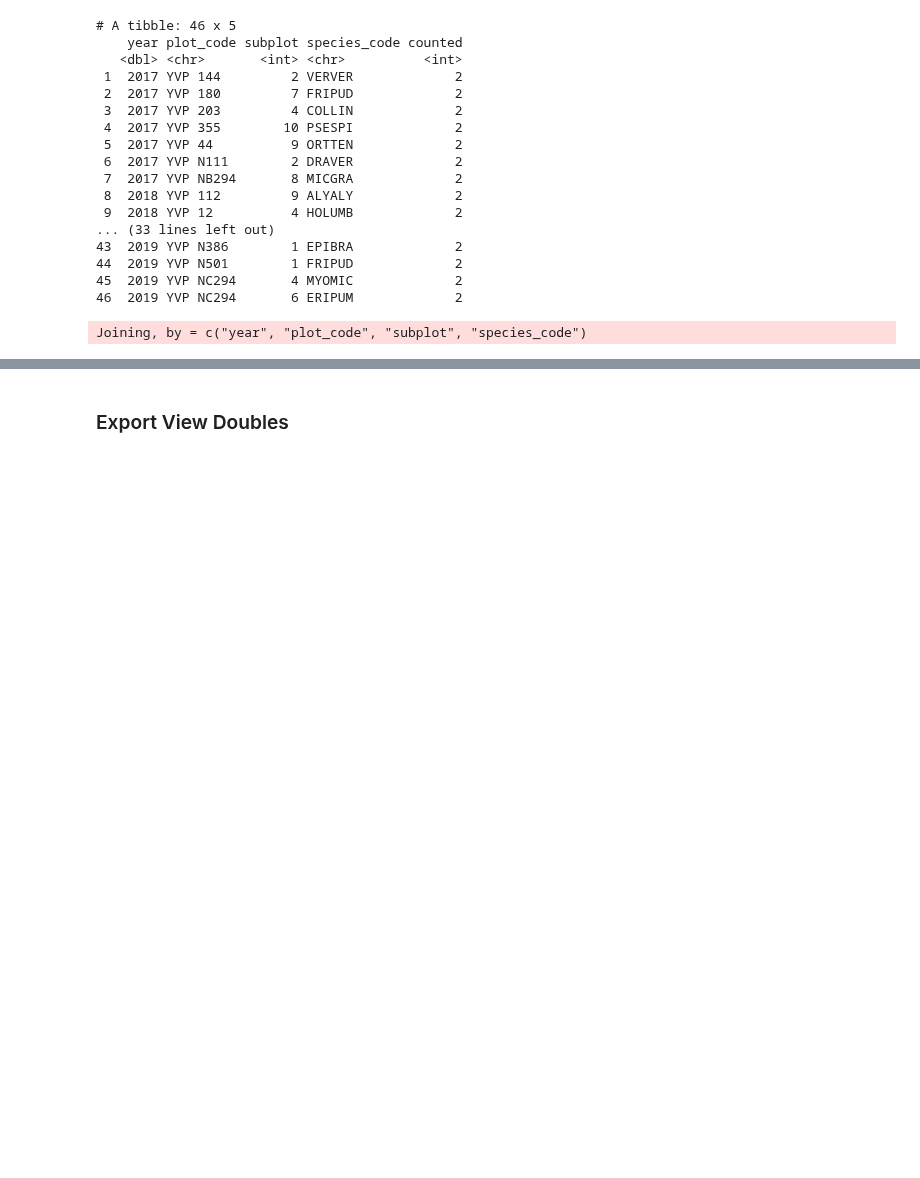
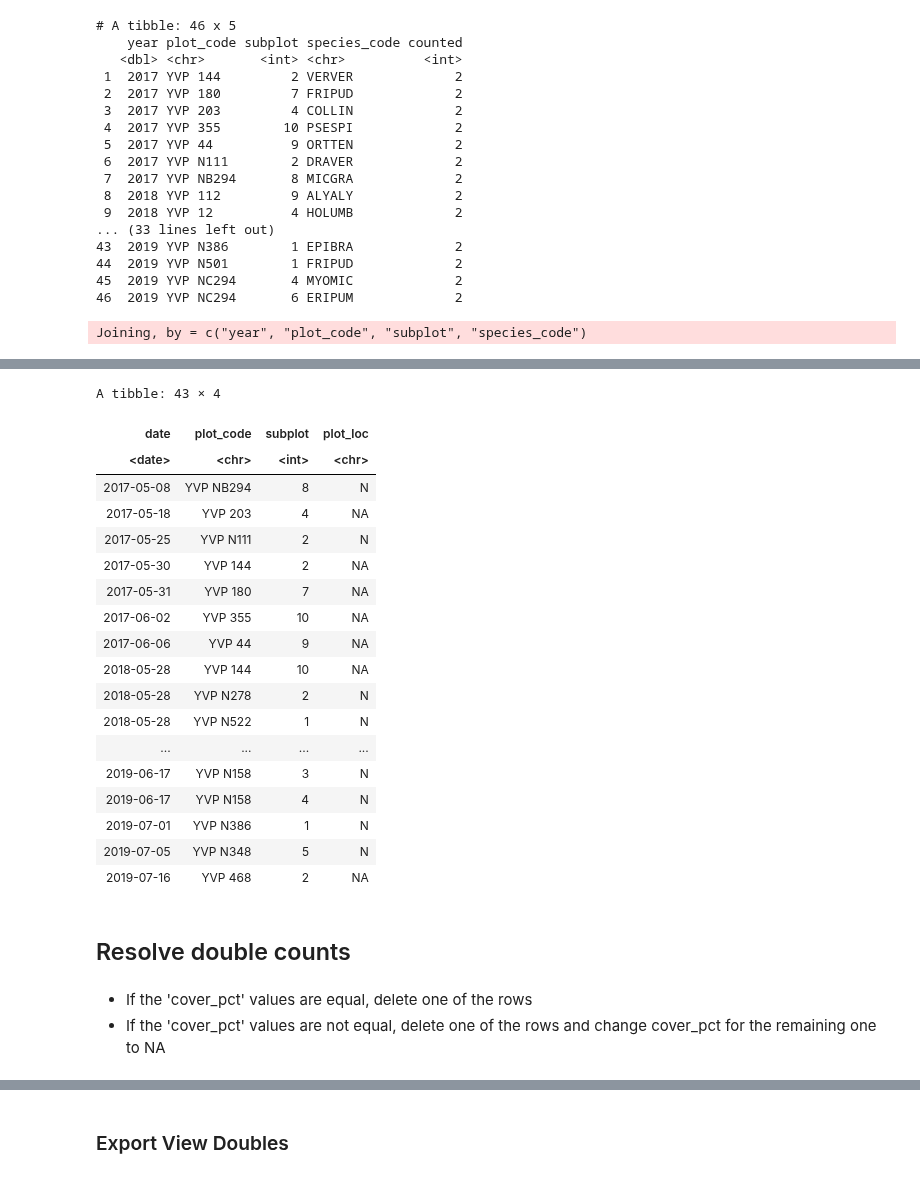
Before and after one commit to samsoe/mpg_notebooks, a Jupyter notebook: YVP_Vegetation_Cover_Data_Wrangle.ipynb, the cells around one changed output, grey strips where cells are left out. Drawn from its saved outputs; the diff is of its cells as text; code cells hidden in the pictures; blank space fills up the shorter version.

```diff
--- a/YVP_Vegetation_Cover_Data_Wrangle.ipynb
+++ b/YVP_Vegetation_Cover_Data_Wrangle.ipynb
@@ -200,0 +200,29 @@ A tibble: 46 × 11
+# %%
+view_doubles %>%
+  distinct(date, plot_code, subplot, plot_loc) %>%
+  arrange(date, plot_code)
+# %% [output]
+A tibble: 43 × 4
+| date | plot_code | subplot | plot_loc |
+| <date> | <chr> | <int> | <chr> |
+| 2017-05-08 | YVP NB294 | 8 | N |
+| 2017-05-18 | YVP 203 | 4 | NA |
+| 2017-05-25 | YVP N111 | 2 | N |
+| 2017-05-30 | YVP 144 | 2 | NA |
+| 2017-05-31 | YVP 180 | 7 | NA |
+| 2017-06-02 | YVP 355 | 10 | NA |
+| 2017-06-06 | YVP 44 | 9 | NA |
+| 2018-05-28 | YVP 144 | 10 | NA |
+| 2018-05-28 | YVP N278 | 2 | N |
+| 2018-05-28 | YVP N522 | 1 | N |
+| ... | ... | ... | ... |
+| 2019-06-17 | YVP N158 | 3 | N |
+| 2019-06-17 | YVP N158 | 4 | N |
+| 2019-07-01 | YVP N386 | 1 | N |
+| 2019-07-05 | YVP N348 | 5 | N |
+| 2019-07-16 | YVP 468 | 2 | NA |
+# %% [markdown]
+## Resolve double counts
+# %% [markdown]
+* If the 'cover_pct' values are equal, delete one of the rows
+* If the 'cover_pct' values are not equal, delete one of the rows and change cover_pct for the remaining one to NA
```
Also changed, not shown: parts of 25 cells of this notebook.
